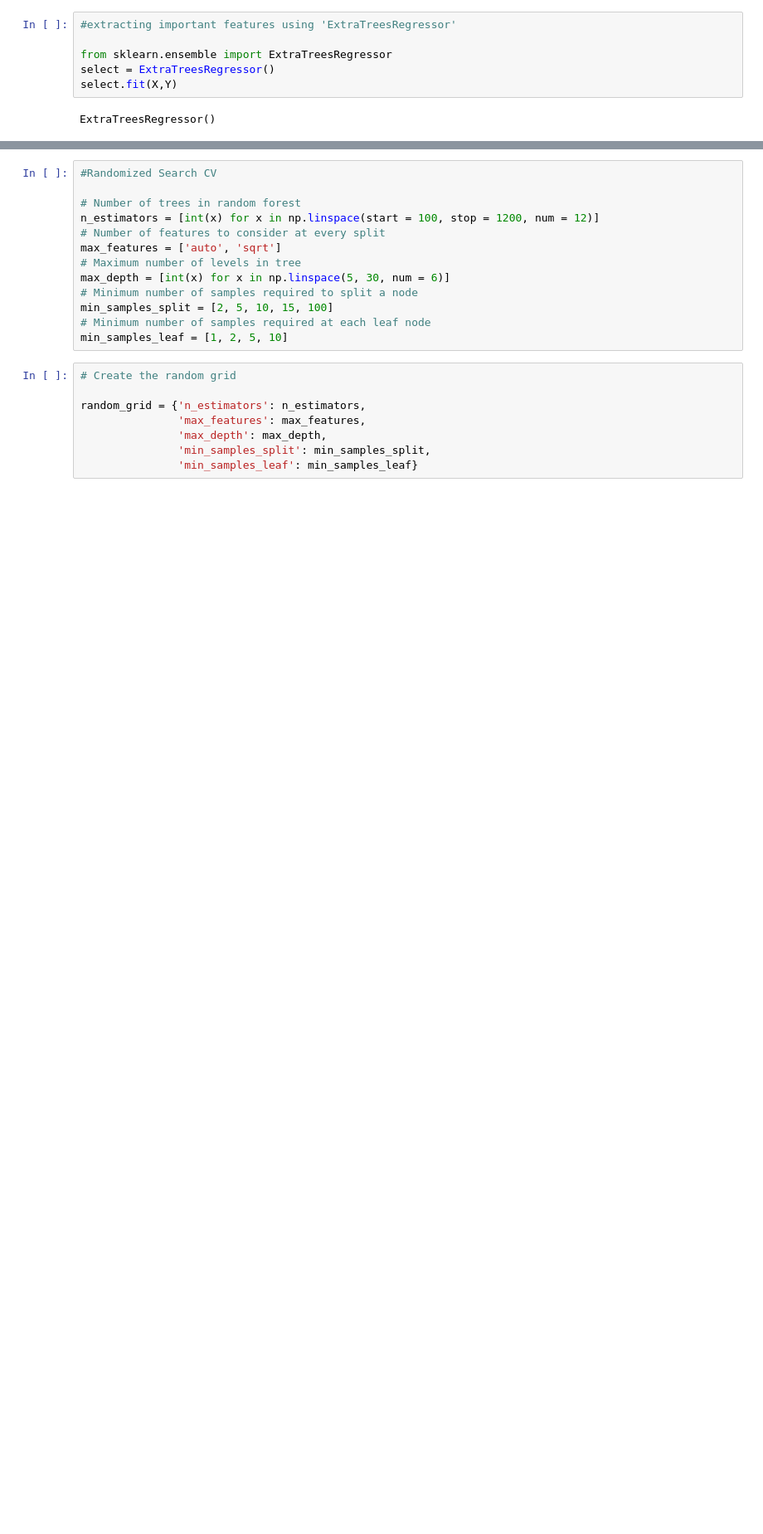
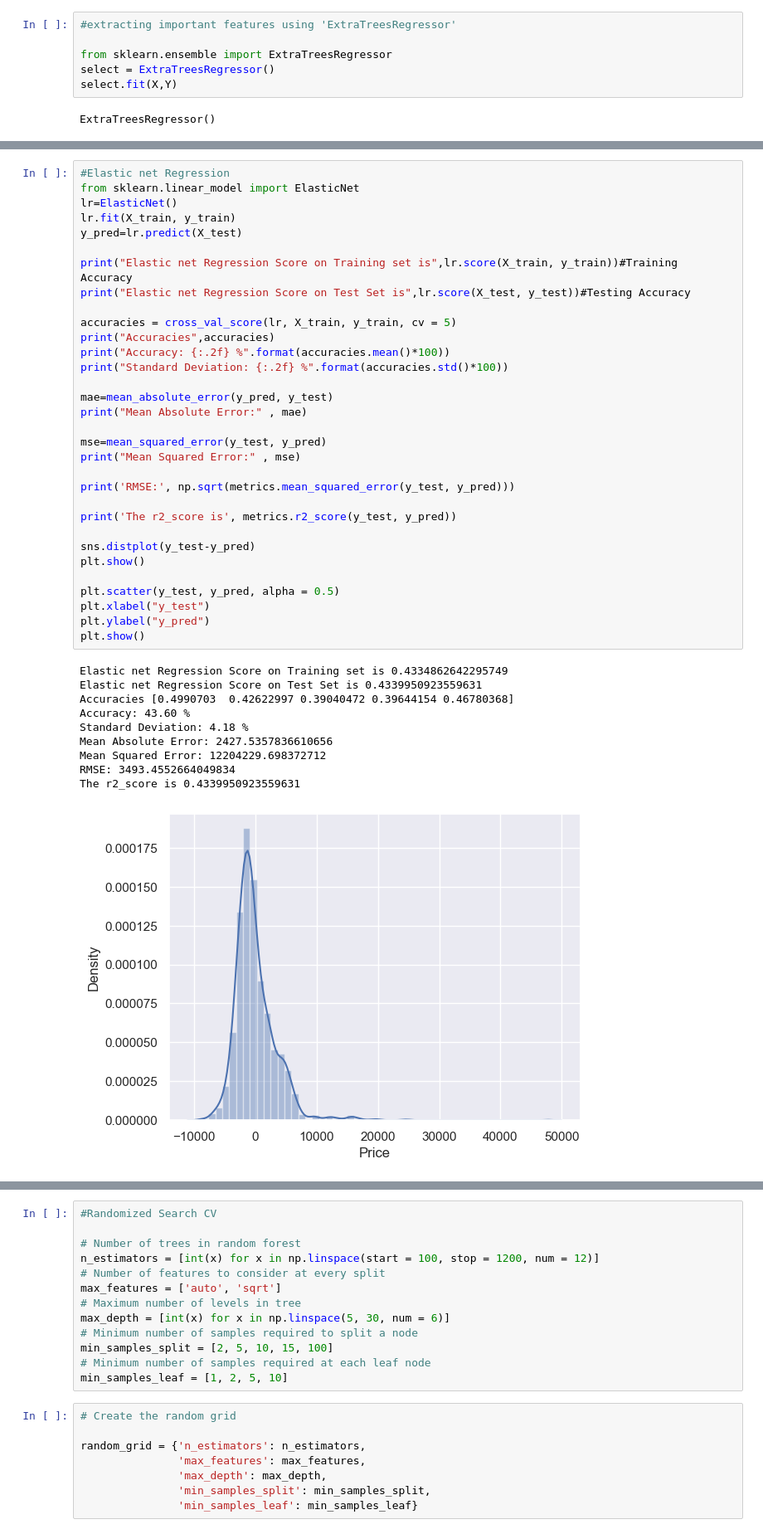
Before and after one commit to Bharathkumar-ms/Flight_Fare_Prediction, a Jupyter notebook: FFP code.ipynb, the cells around one changed output, grey strips where cells are left out. Shown at 83% size. Cells and saved outputs as stored; diff of their text form; blank space fills up the shorter version.

```diff
--- a/FFP code.ipynb
+++ b/FFP code.ipynb
@@ -917,0 +895,43 @@ print(r2)
+# %%
+#Elastic net Regression
+from sklearn.linear_model import ElasticNet
+lr=ElasticNet()
+lr.fit(X_train, y_train)
+y_pred=lr.predict(X_test)
+
+print("Elastic net Regression Score on Training set is",lr.score(X_train, y_train))#Training Accuracy
+print("Elastic net Regression Score on Test Set is",lr.score(X_test, y_test))#Testing Accuracy
+
+accuracies = cross_val_score(lr, X_train, y_train, cv = 5)
+print("Accuracies",accuracies)
+print("Accuracy: {:.2f} %".format(accuracies.mean()*100))
+print("Standard Deviation: {:.2f} %".format(accuracies.std()*100))
+
+mae=mean_absolute_error(y_pred, y_test)
+print("Mean Absolute Error:" , mae)
+
+mse=mean_squared_error(y_test, y_pred)
+print("Mean Squared Error:" , mse)
+
+print('RMSE:', np.sqrt(metrics.mean_squared_error(y_test, y_pred)))
+
+print('The r2_score is', metrics.r2_score(y_test, y_pred))
+
+sns.distplot(y_test-y_pred)
+plt.show()
+
+plt.scatter(y_test, y_pred, alpha = 0.5)
+plt.xlabel("y_test")
+plt.ylabel("y_pred")
+plt.show()
+# %% [output]
+Elastic net Regression Score on Training set is 0.4334862642295749
+Elastic net Regression Score on Test Set is 0.4339950923559631
+Accuracies [0.4990703  0.42622997 0.39040472 0.39644154 0.46780368]
+Accuracy: 43.60 %
+Standard Deviation: 4.18 %
+Mean Absolute Error: 2427.5357836610656
+Mean Squared Error: 12204229.698372712
+RMSE: 3493.4552664049834
+The r2_score is 0.4339950923559631
+[figure, added]
```
Also changed, not shown: parts of 32 cells of this notebook.
